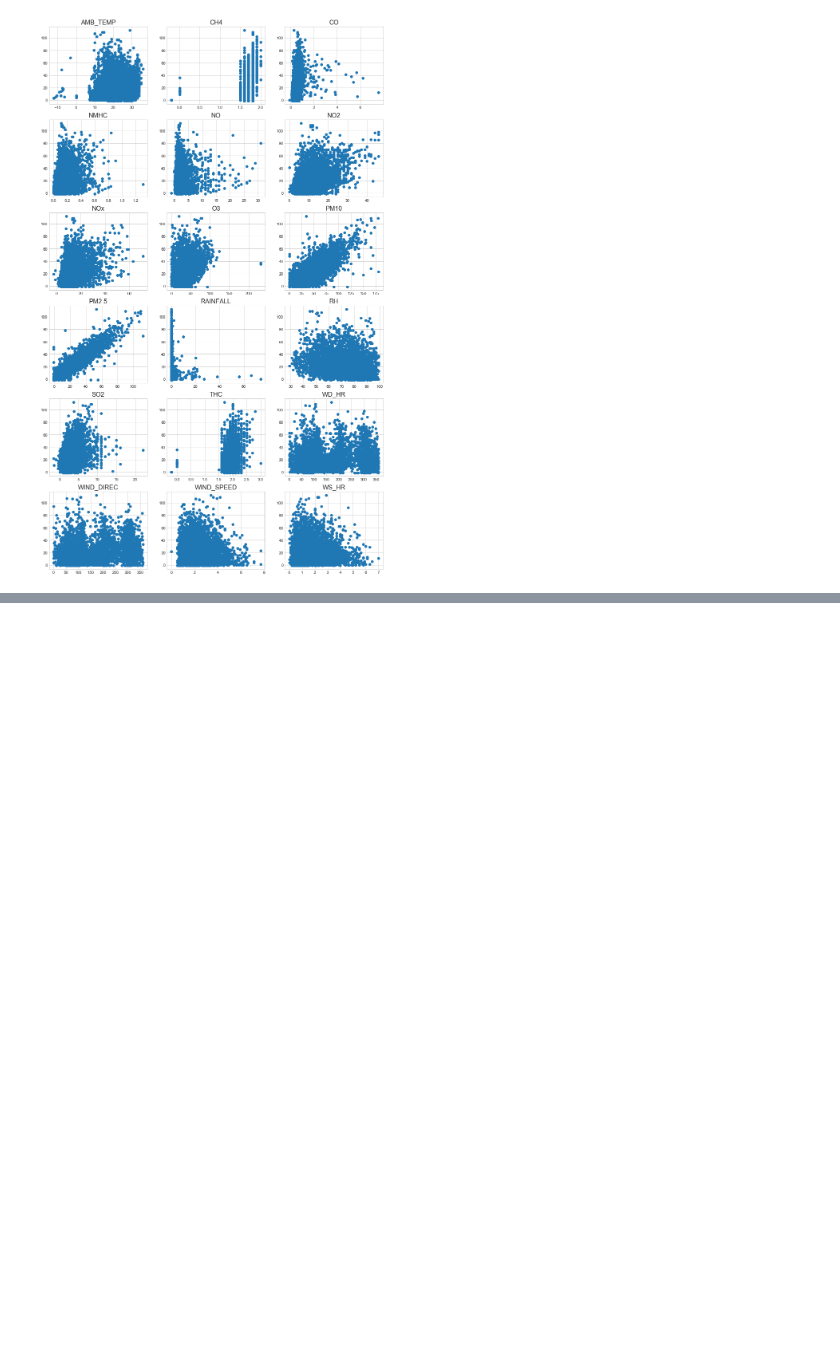
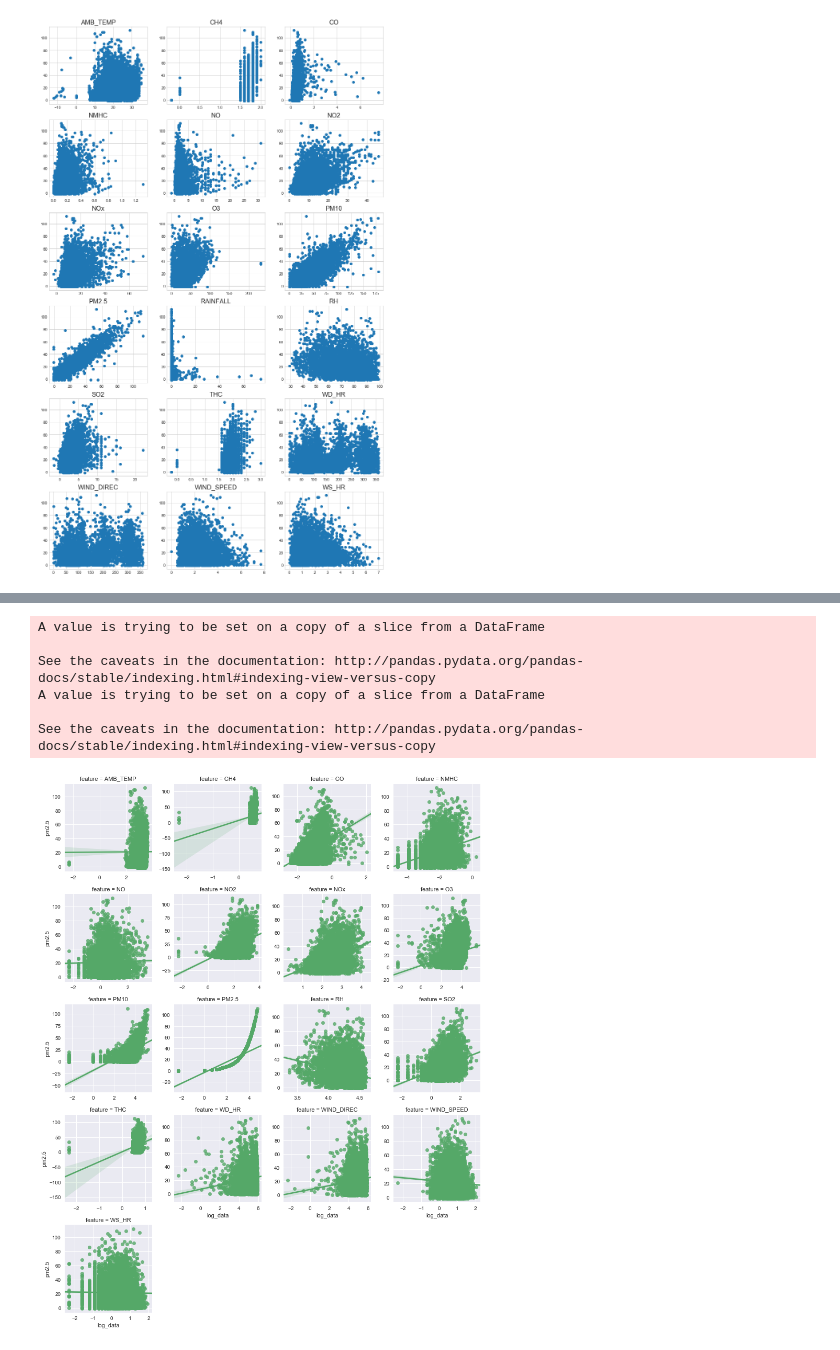
Before and after one commit to RichoHan/machine-learning, a Jupyter notebook: session-1-pm2.5-prediction/data-overview.ipynb, the cells around one changed output, grey strips where cells are left out. Drawn from its saved outputs; the diff is of its cells as text; code cells hidden in the pictures; blank space fills up the shorter version.

```diff
--- a/session-1-pm2.5-prediction/data-overview.ipynb
+++ b/session-1-pm2.5-prediction/data-overview.ipynb
@@ -207,0 +218,34 @@ sns.plt.show()
+# %%
+features = training_data['測項'].unique()
+features = np.delete(features, np.argwhere(features == 'RAINFALL'))
+
+from collections import defaultdict
+transformed_data = defaultdict(list)
+for feature in features:
+    pm_25 = training_data[training_data['測項'] == 'PM2.5'].loc[:, '0':'23'].apply(pd.to_numeric).values.flatten()
+    data = training_data[training_data['測項'] == feature].loc[:, '0':'23'].apply(pd.to_numeric).values.flatten()
+    transformed_data['feature'] =  np.append(transformed_data['feature'], np.array([feature]*data.shape[0]))
+    transformed_data['pm2.5'] = np.append(transformed_data['pm2.5'], pm_25)
+    transformed_data['data'] = np.append(transformed_data['data'], data)
+
+df = pd.DataFrame(transformed_data, columns=['data', 'feature', 'pm2.5'])
+df['data'][df['data'] == 0] = 0.1
+df['log_data'] = np.log(df['data'])
+df['pm2.5'][df['pm2.5'] == 0] = 0.1
+df['log_pm2.5'] = np.log(df['pm2.5'])
+
+
+def plot_scatter(data, pm_25, color):
+    return sns.regplot(x=data, y=pm_25, color='g')
+
+g = sns.FacetGrid(df, col='feature', col_wrap=4, size=3, sharex=False, sharey=False)
+g.map(plot_scatter, 'log_data', 'pm2.5')
+sns.plt.show()
+# %% [output]
+A value is trying to be set on a copy of a slice from a DataFrame
+
+See the caveats in the documentation: http://pandas.pydata.org/pandas-docs/stable/indexing.html#indexing-view-versus-copy
+A value is trying to be set on a copy of a slice from a DataFrame
+
+See the caveats in the documentation: http://pandas.pydata.org/pandas-docs/stable/indexing.html#indexing-view-versus-copy
+[figure, added]
```
Also changed, not shown: parts of 1 cell of this notebook.
